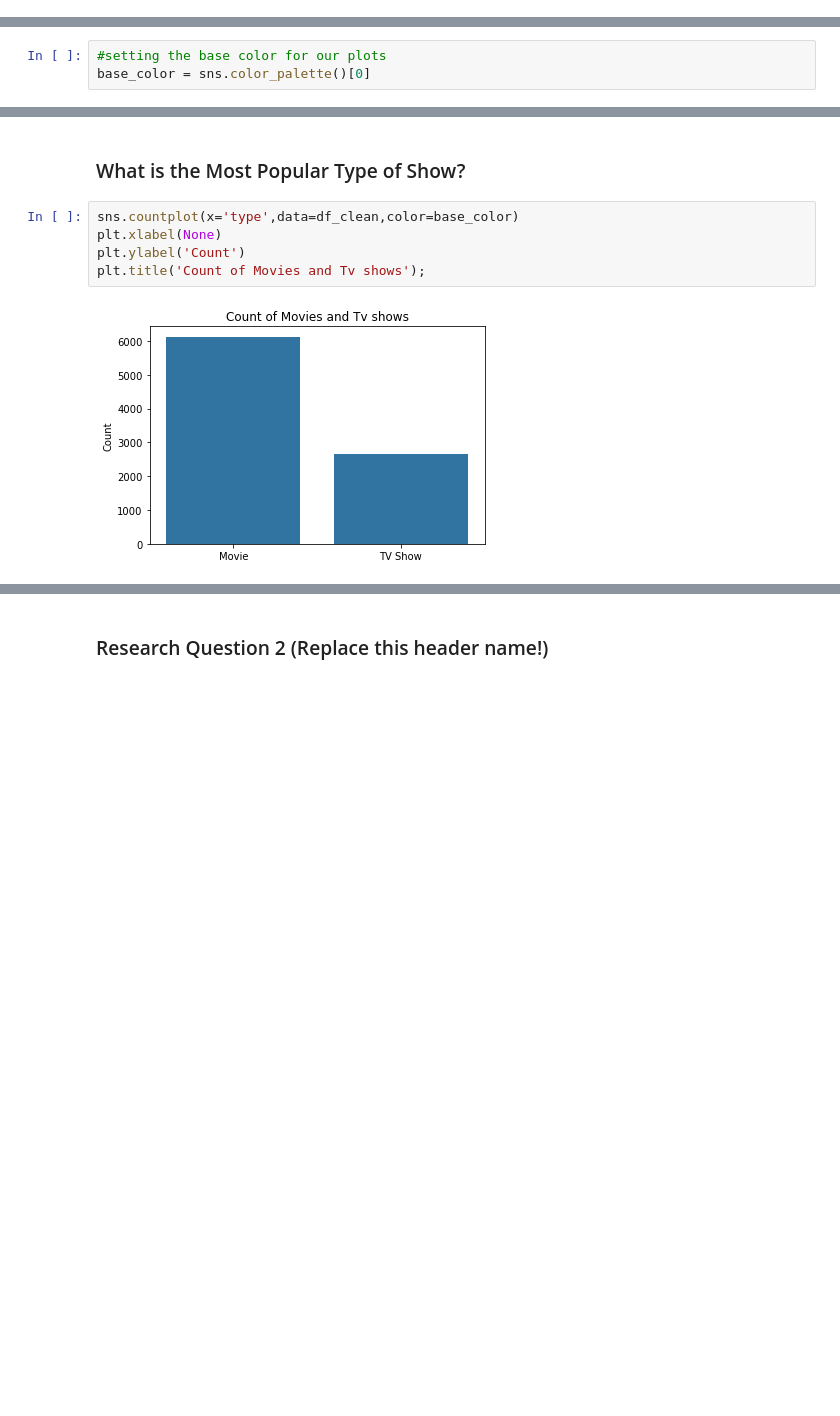
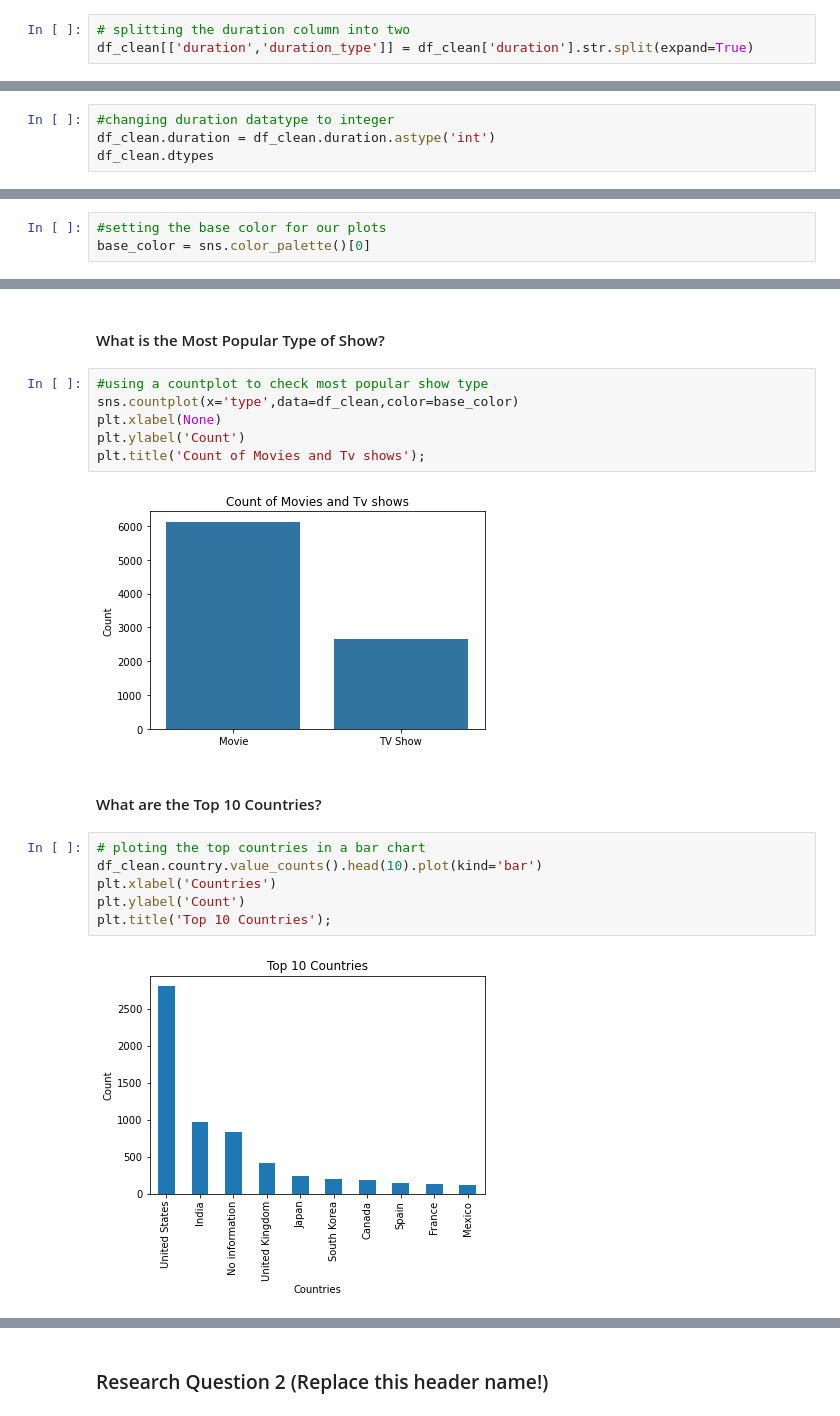
Before and after one commit to manlikesolomon/Analysis-Of-Netflix-Data, a Jupyter notebook: Netflix Data EDA.ipynb, the cells around one changed output, grey strips where cells are left out. Saved outputs shown, nothing was run; the diff lists cells and outputs as text; blank space fills up the shorter version.

```diff
--- a/Netflix Data EDA.ipynb
+++ b/Netflix Data EDA.ipynb
@@ -161,3 +161,6 @@ duration        0
 listed_in       0
 description     0
 dtype: int64
+# %%
+# splitting the duration column into two
+df_clean[['duration','duration_type']] = df_clean['duration'].str.split(expand=True)
@@ -202,0 +202,4 @@ dtype: object
+# %%
+#changing duration datatype to integer
+df_clean.duration = df_clean.duration.astype('int')
+df_clean.dtypes
@@ -211,9 +231,20 @@ base_color = sns.color_palette()[0]
 # %% [markdown]
-### What is the Most Popular Type of Show?
+#### What is the Most Popular Type of Show?
 # %%
+#using a countplot to check most popular show type
 sns.countplot(x='type',data=df_clean,color=base_color)
 plt.xlabel(None)
 plt.ylabel('Count')
 plt.title('Count of Movies and Tv shows');
 # %% [output]
 [figure]
+# %% [markdown]
+#### What are the Top 10 Countries?
+# %%
+# ploting the top countries in a bar chart
+df_clean.country.value_counts().head(10).plot(kind='bar')
+plt.xlabel('Countries')
+plt.ylabel('Count')
+plt.title('Top 10 Countries');
+# %% [output]
+[figure, added]
```
Also changed, not shown: parts of 10 cells of this notebook.
